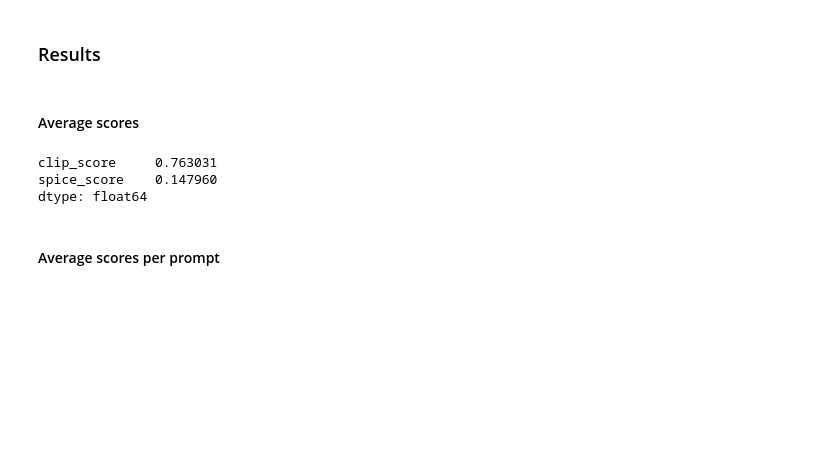
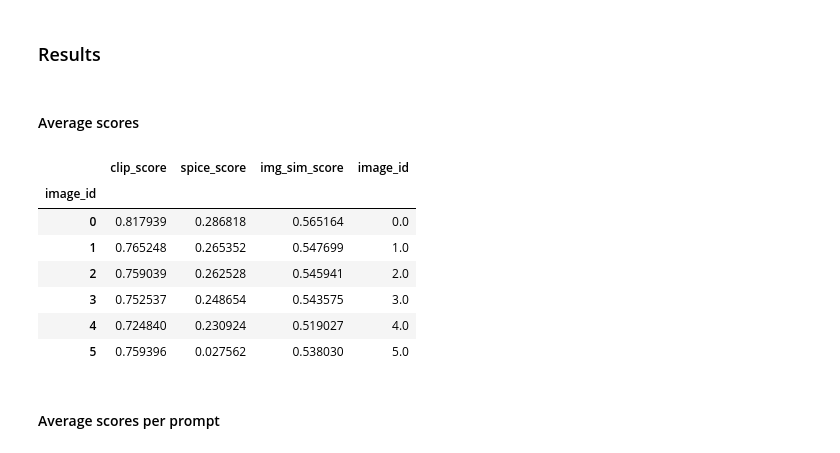
Before and after one commit to JonaRuthardt/SocraticImageGeneration, a Jupyter notebook: evaluation/evalution_results.ipynb, the cells around one changed output. Saved outputs shown, nothing was run; the diff lists cells and outputs as text; code cells hidden in the pictures; blank space fills up the shorter version.

```diff
--- a/evaluation/evalution_results.ipynb
+++ b/evaluation/evalution_results.ipynb
@@ -40,11 +40,16 @@ scores = ['clip_score','spice_score','img_sim_score']
 #### Average scores
 # %%
 # Average scores for all prompts
-results[scores].mean()
+results.groupby(by='image_id')[scores].mean()
 # %% [output]
-clip_score     0.763031
-spice_score    0.147960
-dtype: float64
+|  | clip_score | spice_score | img_sim_score | image_id |
+| image_id |  |  |  |  |
+| 0 | 0.817939 | 0.286818 | 0.565164 | 0.0 |
+| 1 | 0.765248 | 0.265352 | 0.547699 | 1.0 |
+| 2 | 0.759039 | 0.262528 | 0.545941 | 2.0 |
+| 3 | 0.752537 | 0.248654 | 0.543575 | 3.0 |
+| 4 | 0.724840 | 0.230924 | 0.519027 | 4.0 |
+| 5 | 0.759396 | 0.027562 | 0.538030 | 5.0 |
 # %% [markdown]
 #### Average scores per prompt
 # %%
```
Also changed, not shown: parts of 6 cells of this notebook.
